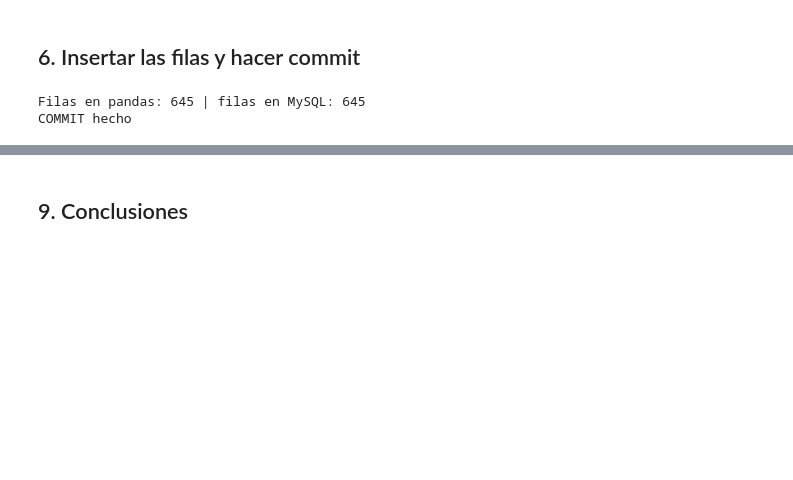
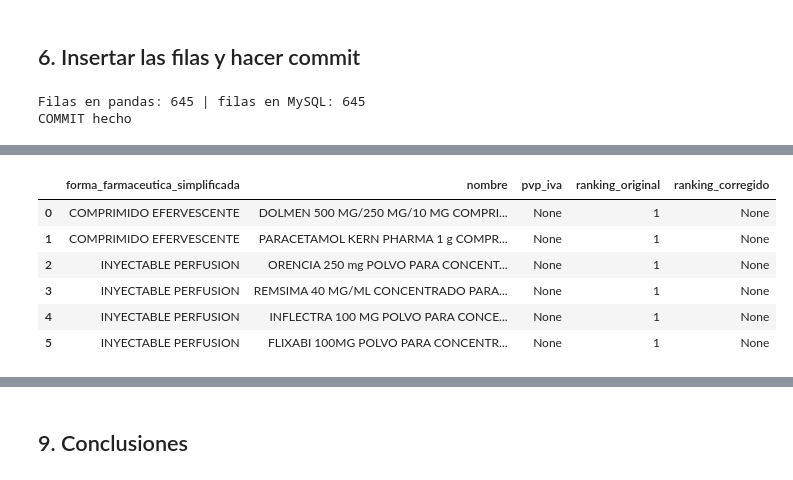
Before and after one commit to pedrinch10/Arthena4, a Jupyter notebook: codigo_HU4_HU5/HU6_carga_mysql.ipynb, the cells around one changed output, grey strips where cells are left out. Drawn from its saved outputs; the diff is of its cells as text; code cells hidden in the pictures; blank space fills up the shorter version.

```diff
--- a/codigo_HU4_HU5/HU6_carga_mysql.ipynb
+++ b/codigo_HU4_HU5/HU6_carga_mysql.ipynb
@@ -242,0 +397,19 @@ COMMIT hecho
+# %%
+pd.read_sql("""
+    SELECT forma_farmaceutica_simplificada, nombre, pvp_iva,
+           RANK() OVER (PARTITION BY forma_farmaceutica_simplificada ORDER BY pvp_iva DESC) AS ranking_original,
+           CASE WHEN pvp_iva IS NULL THEN NULL
+                ELSE RANK() OVER (PARTITION BY forma_farmaceutica_simplificada ORDER BY pvp_iva DESC)
+           END AS ranking_corregido
+    FROM medicamentos
+    WHERE forma_farmaceutica_simplificada IN ('INYECTABLE PERFUSION', 'COMPRIMIDO EFERVESCENTE')
+    LIMIT 6
+""", conn)
+# %% [output]
+|  | forma_farmaceutica_simplificada | nombre | pvp_iva | ranking_original | ranking_corregido |
+| 0 | COMPRIMIDO EFERVESCENTE | DOLMEN 500 MG/250 MG/10 MG COMPRI... | None | 1 | None |
+| 1 | COMPRIMIDO EFERVESCENTE | PARACETAMOL KERN PHARMA 1 g COMPR... | None | 1 | None |
+| 2 | INYECTABLE PERFUSION | ORENCIA 250 mg POLVO PARA CONCENT... | None | 1 | None |
+| 3 | INYECTABLE PERFUSION | REMSIMA 40 MG/ML CONCENTRADO PARA... | None | 1 | None |
+| 4 | INYECTABLE PERFUSION | INFLECTRA 100 MG POLVO PARA CONCE... | None | 1 | None |
+| 5 | INYECTABLE PERFUSION | FLIXABI 100MG POLVO PARA CONCENTR... | None | 1 | None |
```
Also changed, not shown: parts of 39 cells of this notebook, 1 other file.
